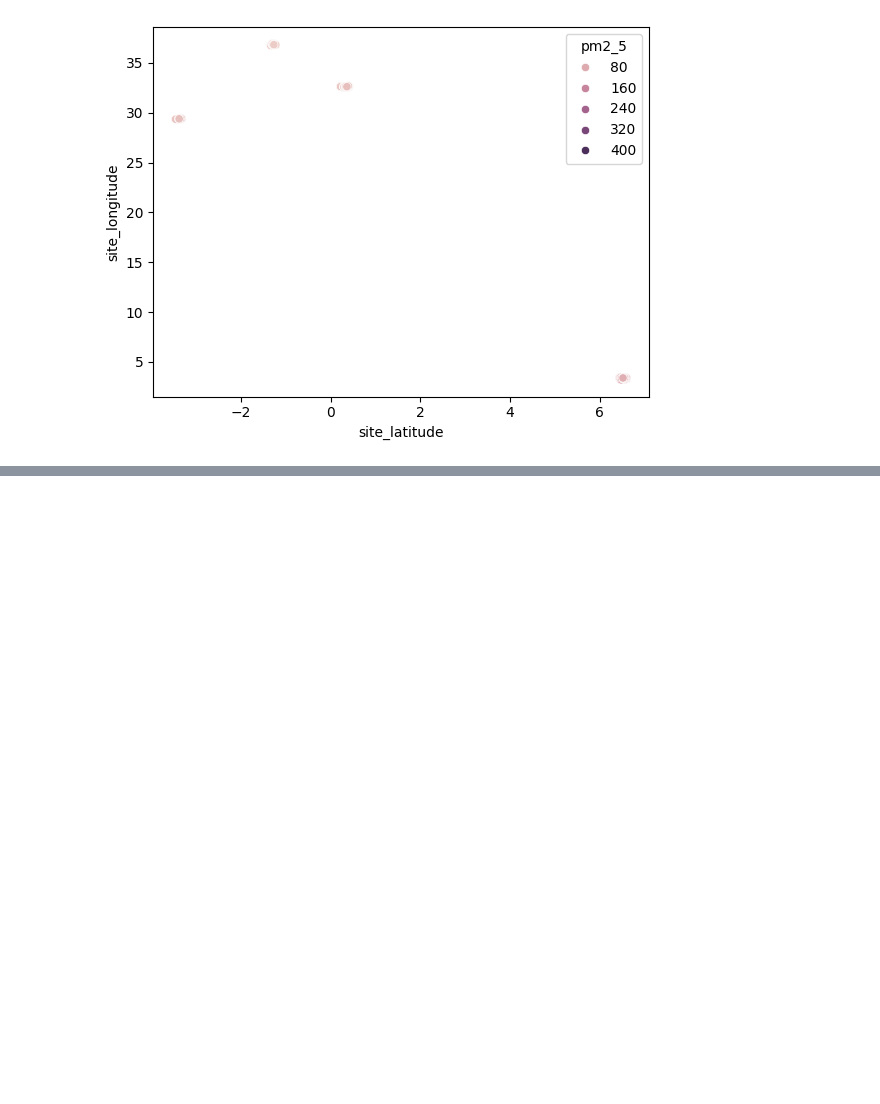
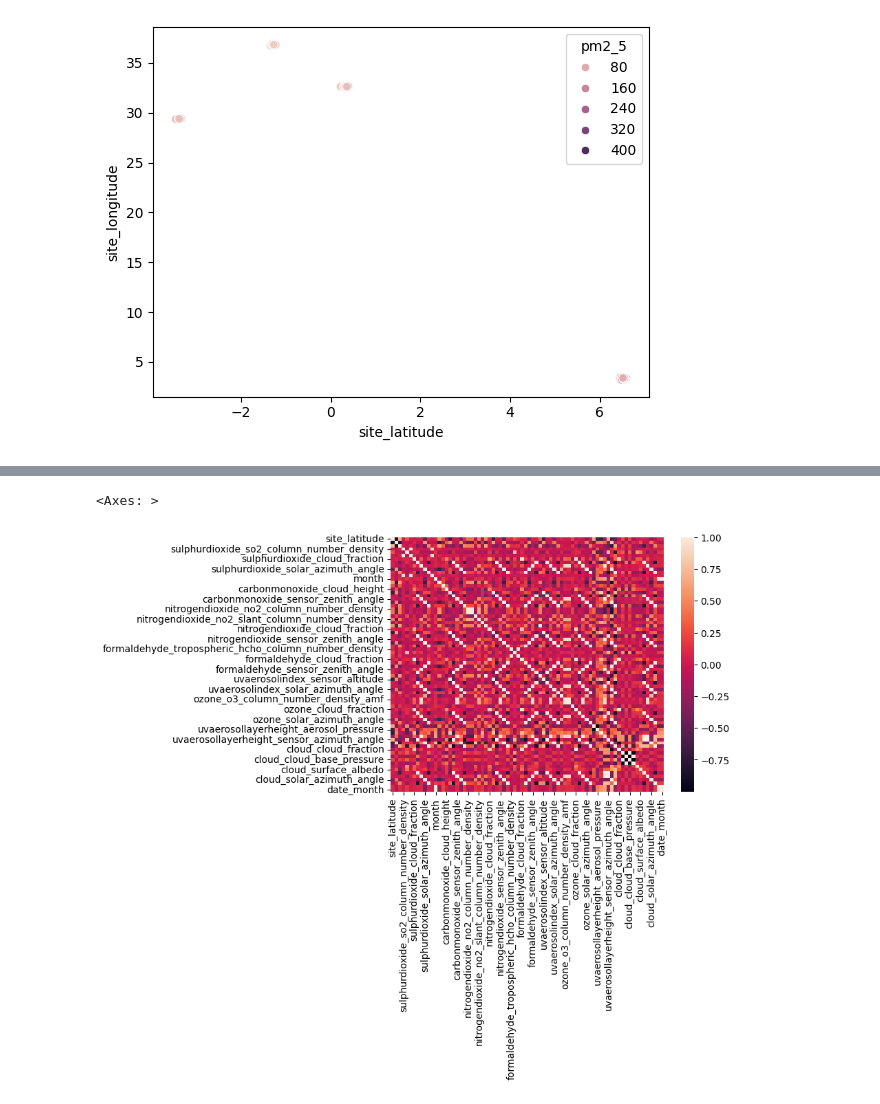
Before and after one commit to mlu1/eda_projects, a Jupyter notebook: project_eda6/task1.ipynb, the cells around one changed output, grey strips where cells are left out. Cells and saved outputs as stored; diff of their text form; code cells hidden in the pictures; blank space fills up the shorter version.

```diff
--- a/project_eda6/task1.ipynb
+++ b/project_eda6/task1.ipynb
@@ -100,0 +112,5 @@ plt.show()
+# %%
+sns.heatmap(test.select_dtypes(include='number').corr(),linewidths=0.0028105)
+# %% [output]
+<Axes: >
+[figure, added]
```
Also changed, not shown: parts of 9 cells of this notebook.
